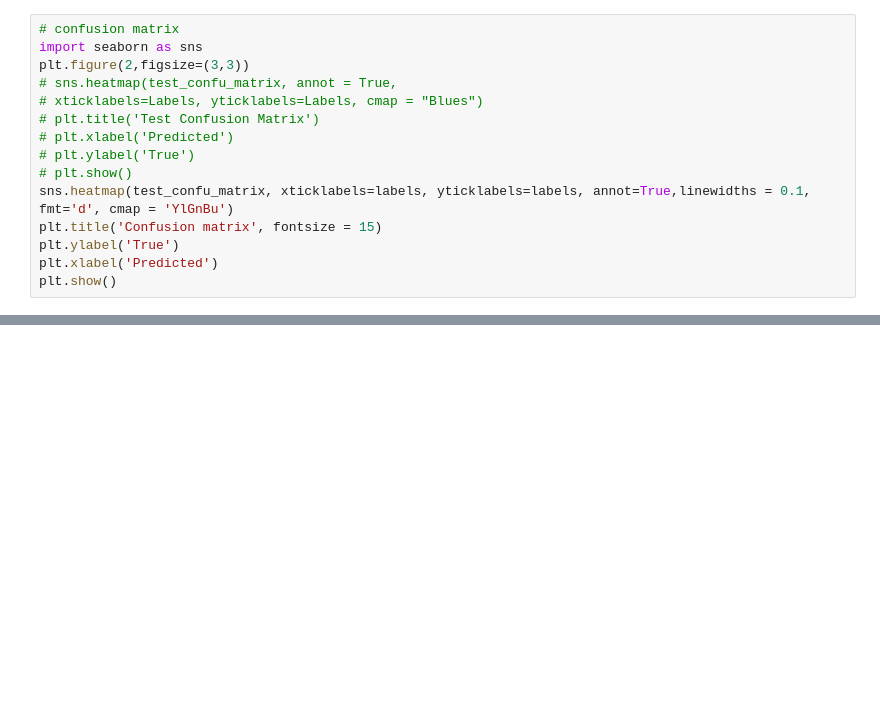
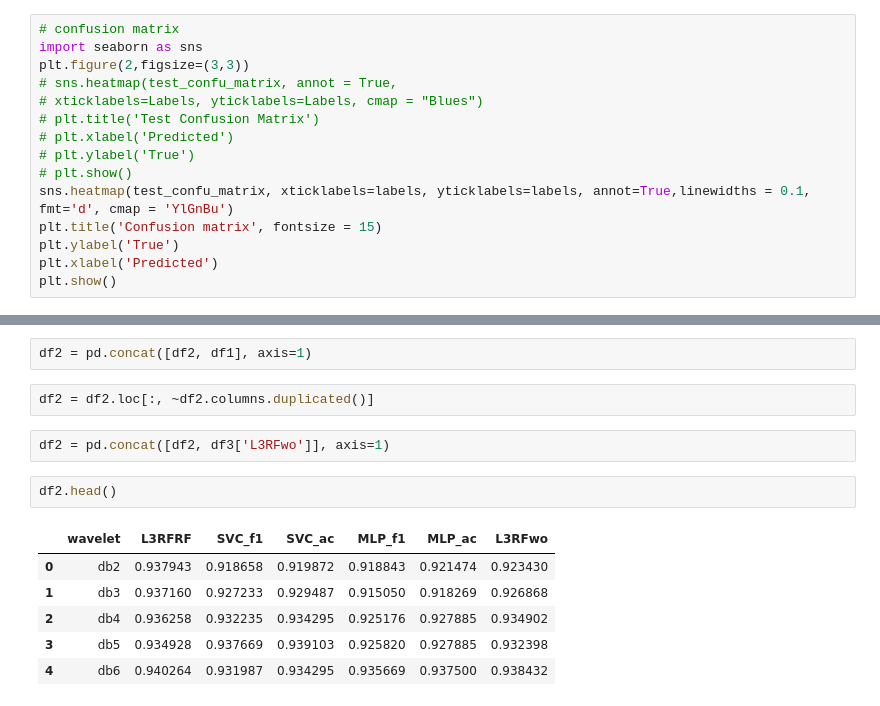
Before and after one commit to AbbasHussain72/Wavelet-featre-extraction-, a Jupyter notebook: current_wavelet_Transform_Technique.ipynb, the cells around one changed output, grey strips where cells are left out. Cells and saved outputs as stored; diff of their text form; blank space fills up the shorter version.

```diff
--- a/current_wavelet_Transform_Technique.ipynb
+++ b/current_wavelet_Transform_Technique.ipynb
@@ -1277,0 +1303,15 @@ plt.show()
+# %%
+df2 = pd.concat([df2, df1], axis=1)
+# %%
+df2 = df2.loc[:, ~df2.columns.duplicated()]
+# %%
+df2 = pd.concat([df2, df3['L3RFwo']], axis=1)
+# %%
+df2.head()
+# %% [output]
+|  | wavelet | L3RFRF | SVC_f1 | SVC_ac | MLP_f1 | MLP_ac | L3RFwo |
+| 0 | db2 | 0.937943 | 0.918658 | 0.919872 | 0.918843 | 0.921474 | 0.923430 |
+| 1 | db3 | 0.937160 | 0.927233 | 0.929487 | 0.915050 | 0.918269 | 0.926868 |
+| 2 | db4 | 0.936258 | 0.932235 | 0.934295 | 0.925176 | 0.927885 | 0.934902 |
+| 3 | db5 | 0.934928 | 0.937669 | 0.939103 | 0.925820 | 0.927885 | 0.932398 |
+| 4 | db6 | 0.940264 | 0.931987 | 0.934295 | 0.935669 | 0.937500 | 0.938432 |
```
Also changed, not shown: parts of 8 cells of this notebook.
